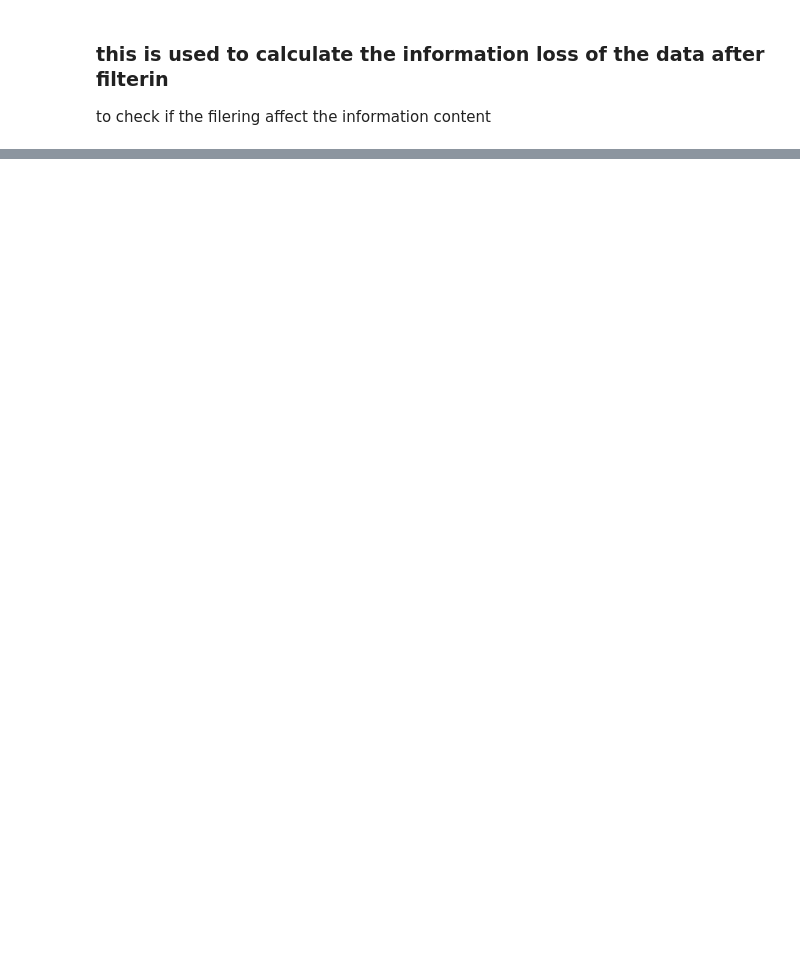
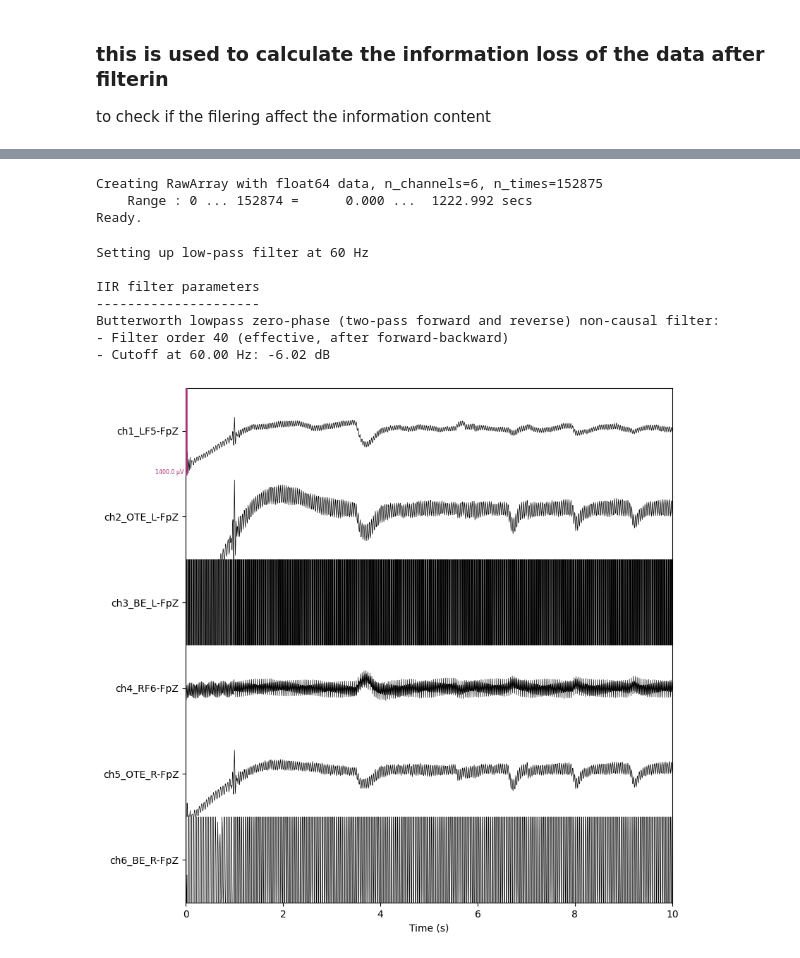
Before and after one commit to SenuraHansaja/H-IoT-Golob-Rice-Compression-Automation, a Jupyter notebook: EEG data/KL_div.ipynb, the cells around one changed output, grey strips where cells are left out. Saved outputs shown, nothing was run; the diff lists cells and outputs as text; code cells hidden in the pictures; blank space fills up the shorter version.

```diff
--- a/EEG data/KL_div.ipynb
+++ b/EEG data/KL_div.ipynb
@@ -46,0 +47,6 @@ Butterworth lowpass zero-phase (two-pass forward and reverse) non-causal filter:
+# %%
+# Extract data from Raw object
+data_array, times = data1.get_data(return_times=True)
+
+# Now filter the data
+filtered_data = mne.filter.filter_data(data_array, 125, 0, 30, picks=[0, 1, 4, 5])
@@ -46,0 +64,20 @@ Butterworth lowpass zero-phase (two-pass forward and reverse) non-causal filter:
+# %%
+filtered_data_mne = mne.io.RawArray(filtered_data, data1.info)
+# %% [output]
+Creating RawArray with float64 data, n_channels=6, n_times=152875
+    Range : 0 ... 152874 =      0.000 ...  1222.992 secs
+Ready.
+# %%
+filtered_data_mne.plot( scalings='0.0007', clipping=0.5, remove_dc=True, lowpass =60, show_scrollbars=False, filtorder = 20, theme='auto')
+
+
+## i thin it seems that the best way to filter the data is using the polyman software as this filetered data doesn't look good(using the mne library)
+# %% [output]
+Setting up low-pass filter at 60 Hz
+
+IIR filter parameters
+---------------------
+Butterworth lowpass zero-phase (two-pass forward and reverse) non-causal filter:
+- Filter order 40 (effective, after forward-backward)
+- Cutoff at 60.00 Hz: -6.02 dB
+[figure, added]
```
Also changed, not shown: parts of 4 cells of this notebook.
